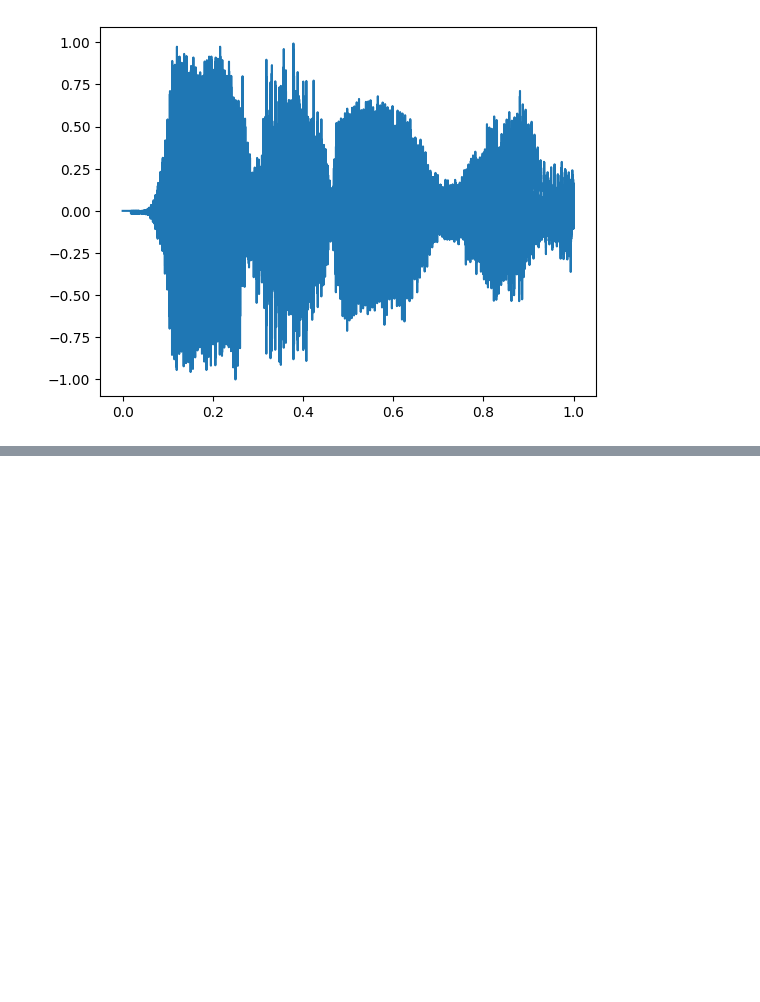
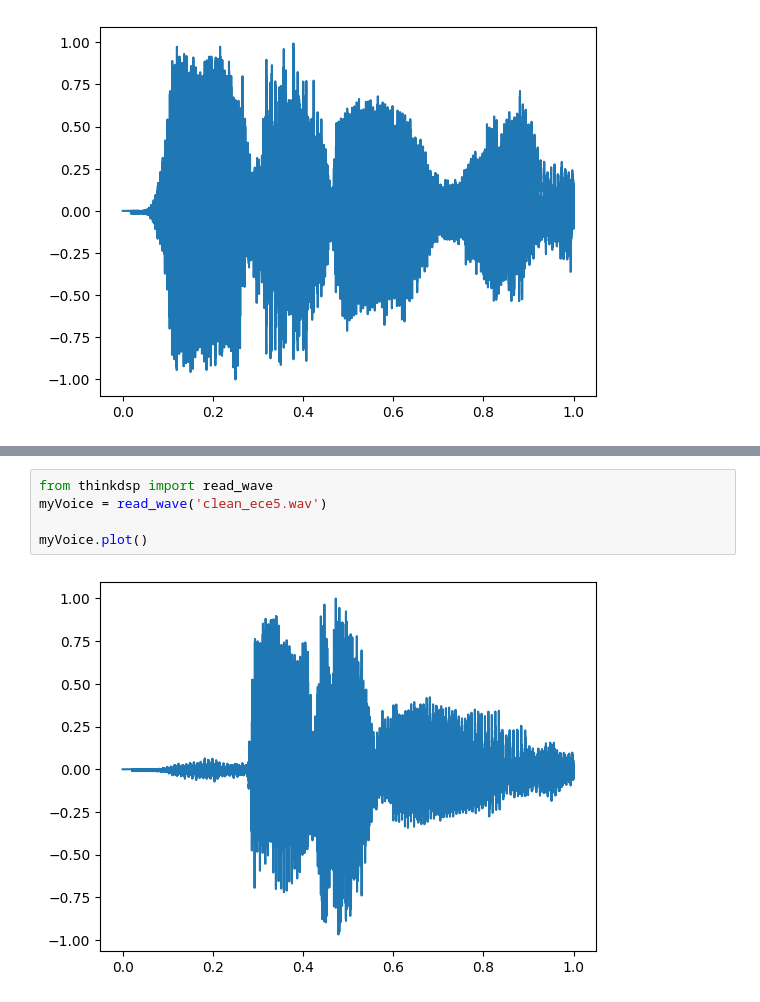
Before and after one commit to renzperit11/DSP, a Jupyter notebook: audio_recognition_project/cleanAudiofile.ipynb, the cells around one changed output, grey strips where cells are left out. Saved outputs shown, nothing was run; the diff lists cells and outputs as text; blank space fills up the shorter version.

```diff
--- a/audio_recognition_project/cleanAudiofile.ipynb
+++ b/audio_recognition_project/cleanAudiofile.ipynb
@@ -178,0 +216,7 @@ myVoice.plot()
+# %%
+from thinkdsp import read_wave
+myVoice = read_wave('clean_ece5.wav')
+
+myVoice.plot()
+# %% [output]
+[figure, added]
```
Also changed, not shown: parts of 2 cells of this notebook.
